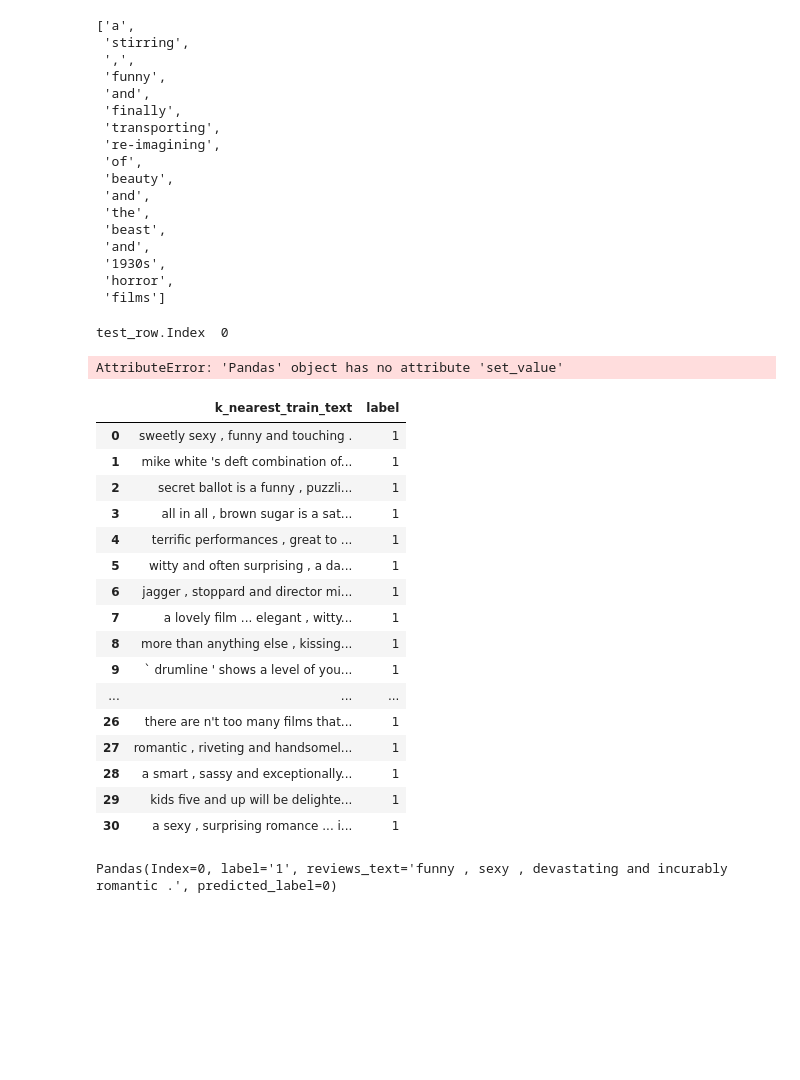
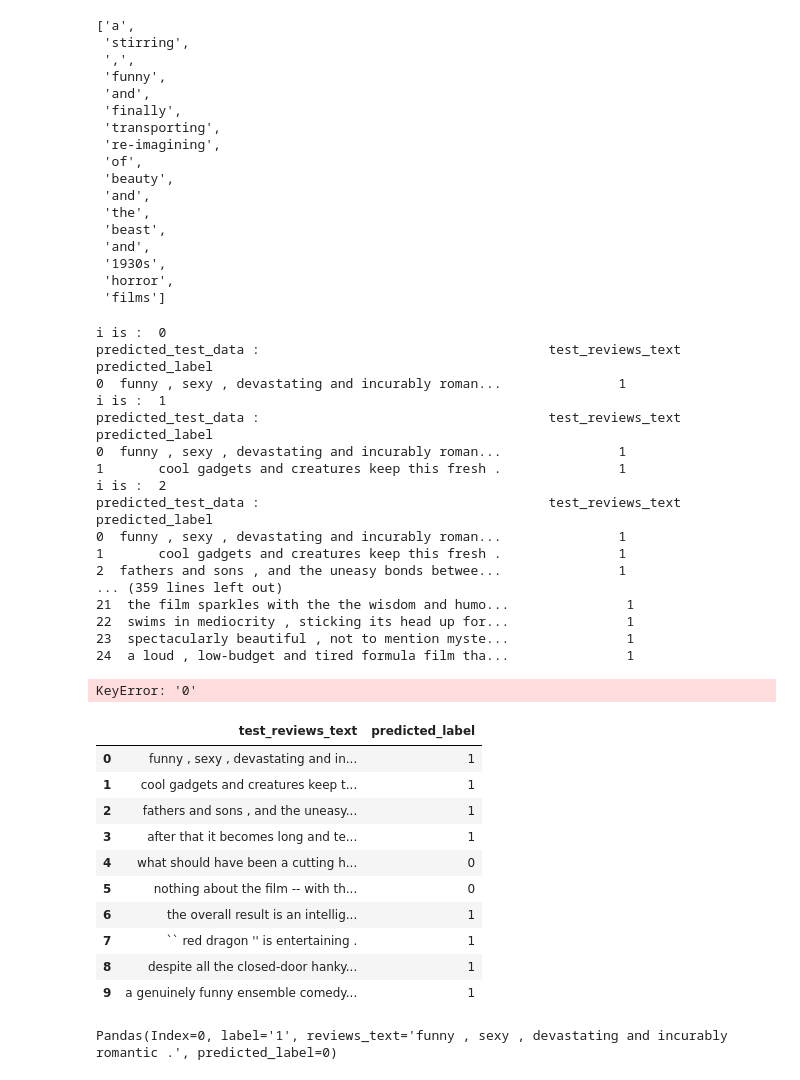
Before and after one commit to akshaytambe/Machine-Learning, a Jupyter notebook: Homework2/Homework2.ipynb, the cells around one changed output. Drawn from its saved outputs; the diff is of its cells as text; code cells hidden in the pictures; blank space fills up the shorter version.

```diff
--- a/Homework2/Homework2.ipynb
+++ b/Homework2/Homework2.ipynb
@@ -105,7 +105,8 @@ def get_k_neighbours(k, dataframe, reviews_train_data):
         new_dataframe = new_dataframe.append({'k_nearest_train_text': row.train_text, 'label': reviews_train_data['label'][reviews_train_data['reviews_text'] == row.train_text].values[0]}, ignore_index=True)
     return new_dataframe
 # %%
-reviews_test_data['predicted_label'] = 0
+predicted_test_data = pd.DataFrame(columns=['test_reviews_text','predicted_label'])
+i = 0
 for test_row in reviews_test_data.itertuples():
     test_row_tokens = test_row.reviews_text.split(' ')
     string_match = pd.DataFrame(columns=['train_text','distance'])
@@ -116,36 +117,49 @@ for test_row in reviews_test_data.itertuples():
     string_match = get_k_neighbours(2,string_match,reviews_train_data)
     predicted_num0 = string_match['label'].value_counts()['0']
     predicted_num1 = string_match['label'].value_counts()['1']
-    if predicted_num0 < predicted_num1:
-        #test_row.predicted_label = 1
-        print('test_row.Index ',test_row.Index)
-        test_row.set_value(test_row.Index,'predicted_label', 1)
-    print(test_row)
-    break
+    if predicted_num0 > predicted_num1:
+        predicted_test_data = predicted_test_data.append({'test_reviews_text': test_row.reviews_text, 'predicted_label': 0}, ignore_index=True)
+    else:
+        predicted_test_data = predicted_test_data.append({'test_reviews_text': test_row.reviews_text, 'predicted_label': 1}, ignore_index=True)
+    print('i is : ',i)
+    print('predicted_test_data : ',predicted_test_data)
+    i = i + 1
+    if i == 100:
+        break
 #print(string_match)
 # %% [output]
-test_row.Index  0
+i is :  0
+predicted_test_data :                                     test_reviews_text predicted_label
+0  funny , sexy , devastating and incurably roman...               1
+i is :  1
+predicted_test_data :                                     test_reviews_text predicted_label
+0  funny , sexy , devastating and incurably roman...               1
+1       cool gadgets and creatures keep this fresh .               1
+i is :  2
+predicted_test_data :                                     test_reviews_text predicted_label
+0  funny , sexy , devastating and incurably roman...               1
+1       cool gadgets and creatures keep this fresh .               1
+2  fathers and sons , and the uneasy bonds betwee...               1
+... (359 lines left out)
+21  the film sparkles with the the wisdom and humo...               1
+22  swims in mediocrity , sticking its head up for...               1
+23  spectacularly beautiful , not to mention myste...               1
+24  a loud , low-budget and tired formula film tha...               1
-AttributeError: 'Pandas' object has no attribute 'set_value'
+KeyError: '0'
-# %%
-string_match
-# %% [output]
-|  | k_nearest_train_text | label |
-| 0 | sweetly sexy , funny and touching . | 1 |
-| 1 | mike white 's deft combination of... | 1 |
-| 2 | secret ballot is a funny , puzzli... | 1 |
-| 3 | all in all , brown sugar is a sat... | 1 |
-| 4 | terrific performances , great to ... | 1 |
-| 5 | witty and often surprising , a da... | 1 |
-| 6 | jagger , stoppard and director mi... | 1 |
-| 7 | a lovely film ... elegant , witty... | 1 |
-| 8 | more than anything else , kissing... | 1 |
-| 9 | ` drumline ' shows a level of you... | 1 |
-| ... | ... | ... |
-| 26 | there are n't too many films that... | 1 |
-| 27 | romantic , riveting and handsomel... | 1 |
-| 28 | a smart , sassy and exceptionally... | 1 |
-| 29 | kids five and up will be delighte... | 1 |
-| 30 | a sexy , surprising romance ... i... | 1 |
+# %%
+predicted_test_data
+# %% [output]
+|  | test_reviews_text | predicted_label |
+| 0 | funny , sexy , devastating and in... | 1 |
+| 1 | cool gadgets and creatures keep t... | 1 |
+| 2 | fathers and sons , and the uneasy... | 1 |
+| 3 | after that it becomes long and te... | 1 |
+| 4 | what should have been a cutting h... | 0 |
+| 5 | nothing about the film -- with th... | 0 |
+| 6 | the overall result is an intellig... | 1 |
+| 7 | `` red dragon '' is entertaining . | 1 |
+| 8 | despite all the closed-door hanky... | 1 |
+| 9 | a genuinely funny ensemble comedy... | 1 |
 # %%
 test_row
 # %% [output]
```
Also changed, not shown: parts of 1 cell of this notebook.
